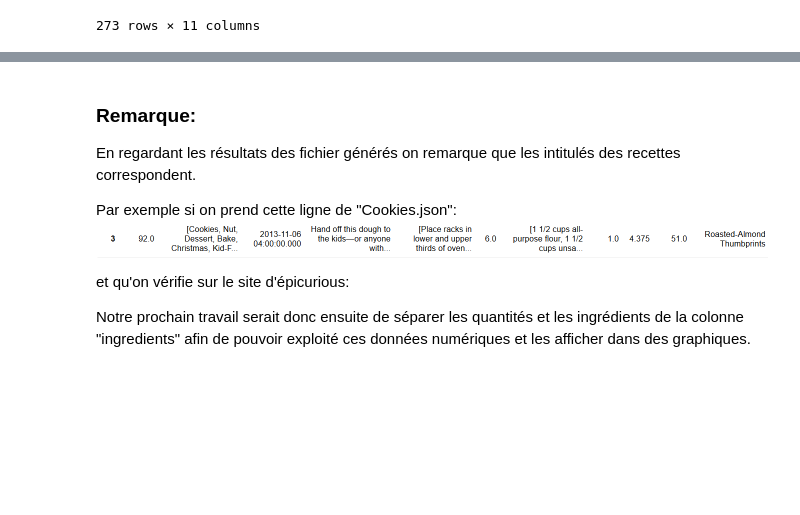
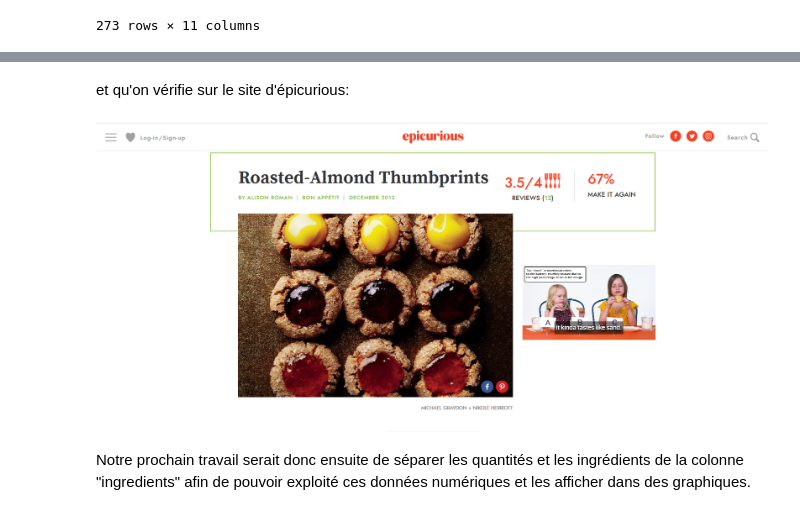
Before and after one commit to Aemiyh/POM_recipe, a Jupyter notebook: notebook/Recipe_1.ipynb, the cells around one changed output, grey strips where cells are left out. Saved outputs shown, nothing was run; the diff lists cells and outputs as text; code cells hidden in the pictures; blank space fills up the shorter version.

```diff
--- a/notebook/Recipe_1.ipynb
+++ b/notebook/Recipe_1.ipynb
@@ -258,13 +267,9 @@ data_small
+# %% [markdown]
+
+et qu'on vérifie sur le site d'épicurious:
+# %%
+Image(filename="images/roasted_almond.png")
+# %% [output]
+[figure, added]
 # %% [markdown]
-### Remarque:
-
-En regardant les résultats des fichier générés on remarque que les intitulés des recettes correspondent.
-
-Par exemple si on prend cette ligne de "Cookies.json":
-![ligne_roastedalmond.PNG](attachment:ligne_roastedalmond.PNG)
-
-et qu'on vérifie sur le site d'épicurious:
-
-
-
 Notre prochain travail serait donc ensuite de séparer les quantités et les ingrédients de la colonne "ingredients" afin de pouvoir exploité ces données numériques et les afficher dans des graphiques.
```
Also changed, not shown: parts of 5 cells of this notebook.
